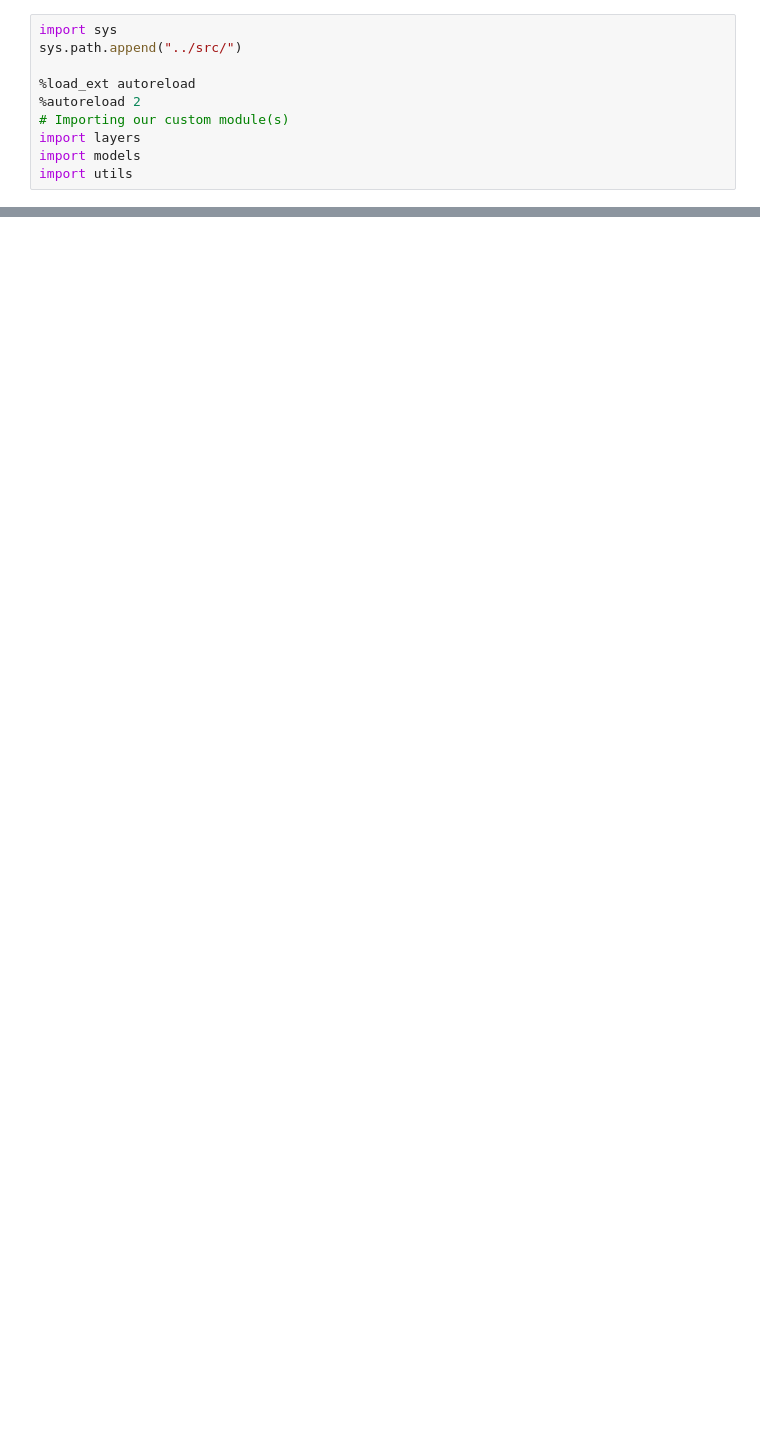
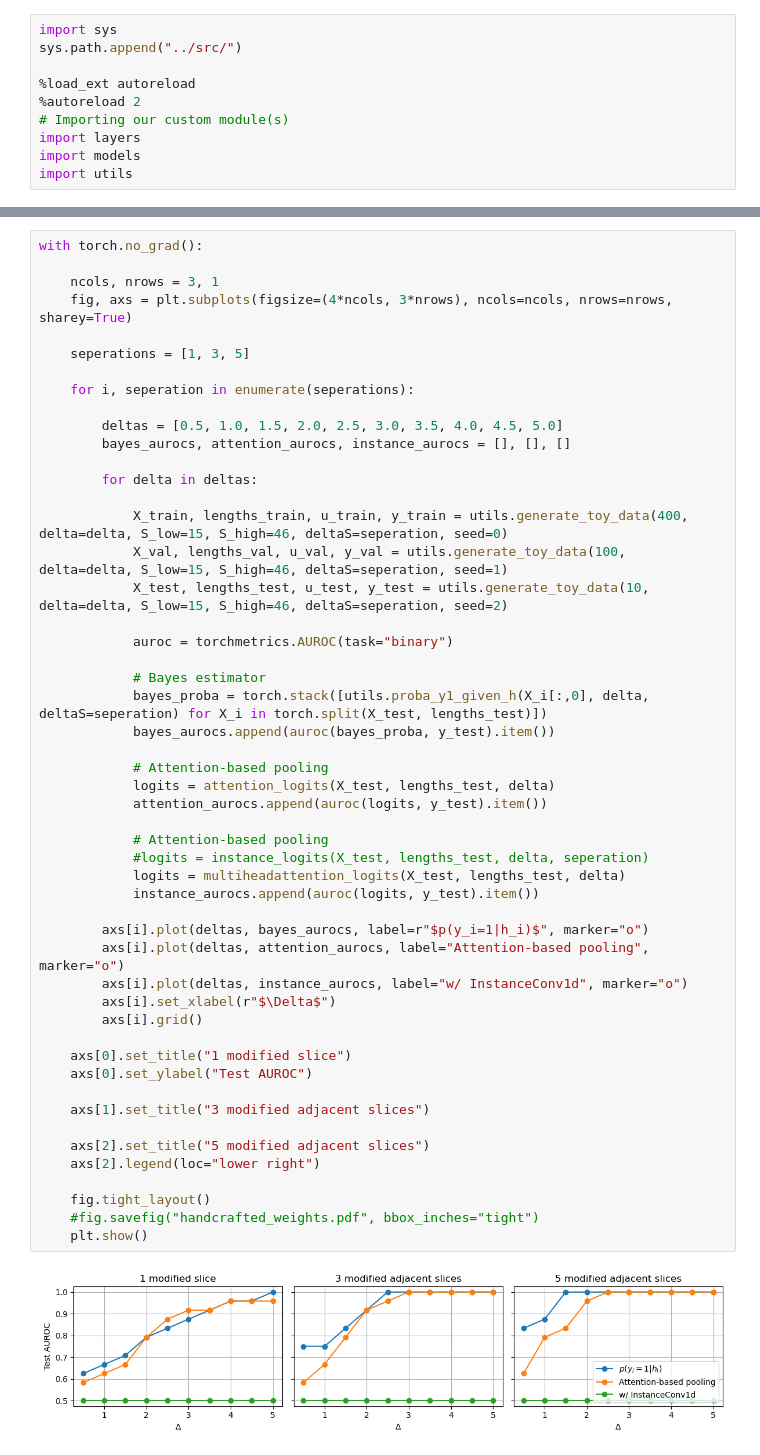
Before and after one commit to loevlie/pooling, a Jupyter notebook: notebooks/bayes-estimator.ipynb, the cells around one changed output, grey strips where cells are left out. Drawn from its saved outputs; the diff is of its cells as text; blank space fills up the shorter version.

```diff
--- a/notebooks/bayes-estimator.ipynb
+++ b/notebooks/bayes-estimator.ipynb
@@ -173,0 +232,53 @@ with torch.no_grad():
+# %%
+with torch.no_grad():
+
+    ncols, nrows = 3, 1
+    fig, axs = plt.subplots(figsize=(4*ncols, 3*nrows), ncols=ncols, nrows=nrows, sharey=True)
+
+    seperations = [1, 3, 5]
+
+    for i, seperation in enumerate(seperations):
+
+        deltas = [0.5, 1.0, 1.5, 2.0, 2.5, 3.0, 3.5, 4.0, 4.5, 5.0]
+        bayes_aurocs, attention_aurocs, instance_aurocs = [], [], []
+
+        for delta in deltas:
+
+            X_train, lengths_train, u_train, y_train = utils.generate_toy_data(400, delta=delta, S_low=15, S_high=46, deltaS=seperation, seed=0)
+            X_val, lengths_val, u_val, y_val = utils.generate_toy_data(100, delta=delta, S_low=15, S_high=46, deltaS=seperation, seed=1)
+            X_test, lengths_test, u_test, y_test = utils.generate_toy_data(10, delta=delta, S_low=15, S_high=46, deltaS=seperation, seed=2)
+
+            auroc = torchmetrics.AUROC(task="binary")
+
+            # Bayes estimator
+            bayes_proba = torch.stack([utils.proba_y1_given_h(X_i[:,0], delta, deltaS=seperation) for X_i in torch.split(X_test, lengths_test)])
+            bayes_aurocs.append(auroc(bayes_proba, y_test).item())
+
+            # Attention-based pooling
+            logits = attention_logits(X_test, lengths_test, delta)
+            attention_aurocs.append(auroc(logits, y_test).item())
+
+            # Attention-based pooling
+            #logits = instance_logits(X_test, lengths_test, delta, seperation)
+            logits = multiheadattention_logits(X_test, lengths_test, delta)
+            instance_aurocs.append(auroc(logits, y_test).item())
+
+        axs[i].plot(deltas, bayes_aurocs, label=r"$p(y_i=1|h_i)$", marker="o")
+        axs[i].plot(deltas, attention_aurocs, label="Attention-based pooling", marker="o")
+        axs[i].plot(deltas, instance_aurocs, label="w/ InstanceConv1d", marker="o")
+        axs[i].set_xlabel(r"$\Delta$")
+        axs[i].grid()
+
+    axs[0].set_title("1 modified slice")
+    axs[0].set_ylabel("Test AUROC")
+
+    axs[1].set_title("3 modified adjacent slices")
+
+    axs[2].set_title("5 modified adjacent slices")
+    axs[2].legend(loc="lower right")
+
+    fig.tight_layout()
+    #fig.savefig("handcrafted_weights.pdf", bbox_inches="tight")
+    plt.show()
+# %% [output]
+[figure, added]
```
Also changed, not shown: parts of 5 cells of this notebook, 16 other files.
